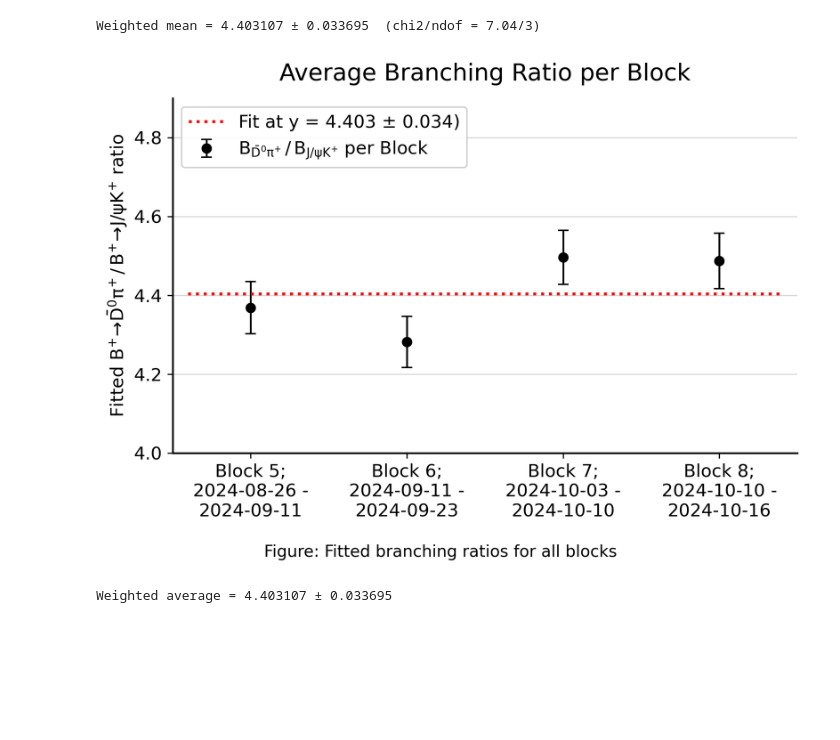
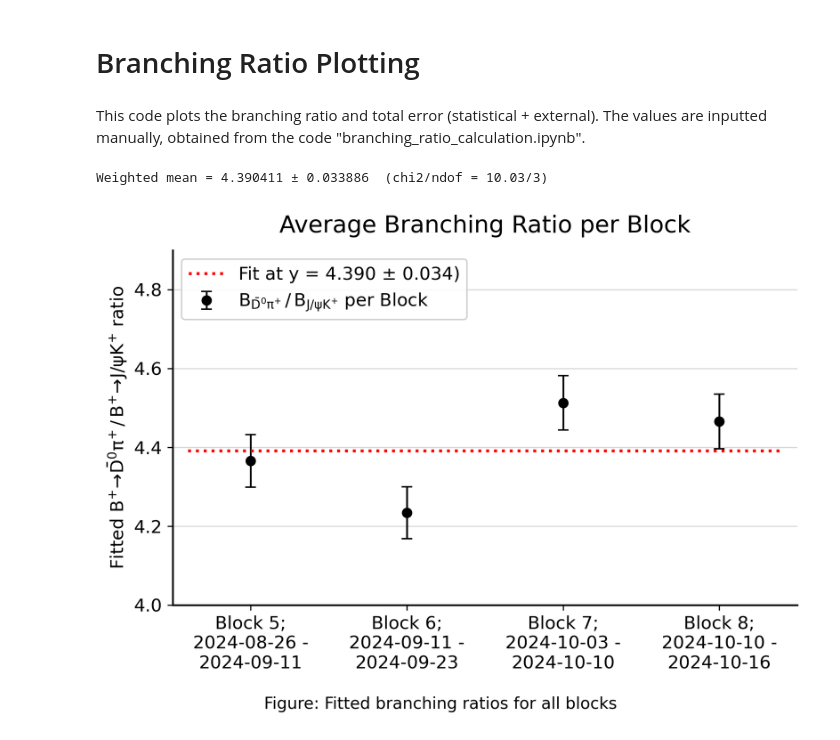
Before and after one commit to yasinghasmi/Bplus_TimeStability_LHCb, a Jupyter notebook: branching_ratio_block_plotting.ipynb, the cells around one changed output. Drawn from its saved outputs; the diff is of its cells as text; code cells hidden in the pictures; blank space fills up the shorter version.

```diff
--- a/branching_ratio_block_plotting.ipynb
+++ b/branching_ratio_block_plotting.ipynb
@@ -1,42 +1,46 @@
+# %% [markdown]
+# Branching Ratio Plotting
+# %% [markdown]
+This code plots the branching ratio and total error (statistical + external). The values are inputted manually, obtained from the code "branching_ratio_calculation.ipynb".
 # %%
-# ratio_plot.py
+
 import numpy as np
 import matplotlib.pyplot as plt
 
 def fit_constant(y, yerr):
-    """Weighted constant fit: returns (ybar, ybar_err, chi2, ndof)."""
+    """Do a weighted average assuming a constant fit.
+       Returns mean, error, chi2, ndof."""
     y = np.asarray(y, dtype=float)
     yerr = np.asarray(yerr, dtype=float)
     w = 1.0 / (yerr**2)
     ybar = np.sum(w * y) / np.sum(w)
     ybar_err = np.sqrt(1.0 / np.sum(w))
-    # chi2 for constant hypothesis
+    # chi2 test for the constant null hypothesis
     chi2 = np.sum(((y - ybar) / yerr) ** 2)
     ndof = len(y) - 1
     return ybar, ybar_err, chi2, ndof
 
 def plot_block_ratios(
-    blocks,               # e.g. ["Block 5;\n2024-08-26 -\n2024-09-11", ...]
+    blocks,               # list of block labels
     ratios,               # central values per block
-    ratio_errs,           # 1σ uncertainties per block
+    ratio_errs,           # corresponding 1σ errors
     *,
     title=r"Average $N_{\bar{D}^{0}\pi^{+}} \,/\, N_{J/\psi K^{+}}$ per block",
     ylabel=r"Fitted $B^{+}\!\to\!\bar{D}^{0}\pi^{+}\,/\,B^{+}\!\to\!J/\psi K^{+}$ ratio",
-    ylimits=(3.5, 4.5),   # change to taste
+    ylimits=(3.5, 4.5),   # y-axis range
     caption="Figure: Fitted yield ratios for all blocks, not corrected for efficiency",
     figwidth=7.2, figheight=5.0,
-    outfile=None          # e.g. "ratios_blocks.png"
+    outfile=None          # optional: write plot to file, set to OFF
 ):
     blocks = list(blocks)
     ratios = np.asarray(ratios, dtype=float)
     ratio_errs = np.asarray(ratio_errs, dtype=float)
 
-    # --- constant fit
+    # constant fit across all blocks
     ybar, ybar_err, chi2, ndof = fit_constant(ratios, ratio_errs)
-    #fit_label = f"Fit at y = {ybar:.3f} ± {ybar_err:.3f}   (χ²/ndof = {chi2:.2f}/{ndof})"
     fit_label = f"Fit at y = {ybar:.3f} ± {ybar_err:.3f})"
 
-    # --- figure style
+    # basic style settings
     plt.rcParams.update({
         "figure.dpi": 300,
         "savefig.dpi": 300,
@@ -51,21 +55,21 @@ def plot_block_ratios(
 
     fig, ax = plt.subplots(figsize=(figwidth, figheight))
 
-    # x positions
+    # x positions for the blocks
     x = np.arange(len(blocks))
 
-    # errorbar points (black dots with vertical error bars)
+    # data points with error bars
     ax.errorbar(
         x, ratios, yerr=ratio_errs,
         fmt="o", color="black", ecolor="black", elinewidth=1.2,
         capsize=3.5, markersize=6, label=r"$B_{\bar{D}^{0}\pi^{+}} \,/\, B_{J/\psi K^{+}}$ per Block"
     )
 
-    # horizontal fitted line across full width
+    # horizontal line showing the constant fit
     ax.hlines(ybar, x.min()-0.4, x.max()+0.4, colors="red", linestyles="dotted", linewidth=2.0,
               label=fit_label)
 
-    # axes cosmetics
+    # axis ranges
     ax.set_xlim(-0.5, len(blocks)-0.5)
     if ylimits is not None:
         ax.set_ylim(*ylimits)
@@ -73,74 +77,57 @@ def plot_block_ratios(
     ax.set_title(title, pad=12, fontsize=16)
     ax.set_ylabel(ylabel)
 
-    # tick labels as multi-line block labels (keep the line breaks you pass in)
+    # x-axis tick labels (can include line breaks)
     ax.set_xticks(x, blocks)
 
-    # light horizontal gridlines
+    # grid only on y
     ax.yaxis.grid(True)
     ax.xaxis.grid(False)
 
-    # clean spines
+    # remove top/right borders
     for spine in ("top", "right"):
         ax.spines[spine].set_visible(False)
 
-    # legend (white box with slight alpha)
+    # legend with semi-transparent background
     leg = ax.legend(loc="upper left", frameon=True)
     leg.get_frame().set_alpha(0.9)
 
-    # caption under the plot
+    # caption below the figure
     fig.text(0.5, 0.01, caption, ha="center", va="bottom", fontsize=11)
 
     fig.tight_layout(rect=(0.04, 0.05, 0.99, 0.98))
 
     if outfile:
         fig.savefig(outfile, bbox_inches="tight")
     return fig, ax, (ybar, ybar_err, chi2, ndof)
 
 
-# ---------- Example usage ----------
+# Running the functino with our input values
 if __name__ == "__main__":
     blocks = [
         "Block 5;\n2024-08-26 -\n2024-09-11",
         "Block 6;\n2024-09-11 -\n2024-09-23",
         "Block 7;\n2024-10-03 -\n2024-10-10",
         "Block 8;\n2024-10-10 -\n2024-10-16",
     ]
-    ratios =    [4.368490772261887, 4.281841876451816, 4.496149822974217, 4.487390537272466]   # replace with your values
-    ratio_errs = [0.06604804315120395, 0.06488151161676337, 0.06882261680135787, 0.07020909838431845]  # …and your 1σ errors
+
+    # INPUT VALUES
+    ratios =    [4.365835524758542, 4.233966881889545, 4.51290114225437, 4.465345219414248]
+    ratio_errs = [0.06661310652, 0.06620322986, 0.0691058306, 0.06934405474]
 
     title = r"Average Branching Ratio per Block"
     caption = "Figure: Fitted branching ratios for all blocks"
-    ylimits = (4, 4.9)  # tweak y-scale here
+    ylimits = (4, 4.9)
 
     fig, ax, fit = plot_block_ratios(
         blocks, ratios, ratio_errs,
         title=title,
         caption=caption,
         ylimits=ylimits,
         outfile="block_ratios.png",
     )
     print(f"Weighted mean = {fit[0]:.6f} ± {fit[1]:.6f}  (chi2/ndof = {fit[2]:.2f}/{fit[3]})")
     plt.show()
 # %% [output]
-Weighted mean = 4.403107 ± 0.033695  (chi2/ndof = 7.04/3)
+Weighted mean = 4.390411 ± 0.033886  (chi2/ndof = 10.03/3)
-[figure, old version]
+[figure, new version]
-# %%
-import numpy as np
-
-def weighted_average(values, errors):
-    values = np.array(values, dtype=float)
-    errors = np.array(errors, dtype=float)
-    weights = 1 / errors**2
-    avg = np.sum(weights * values) / np.sum(weights)
-    avg_err = np.sqrt(1 / np.sum(weights))
-    return avg, avg_err
-
-# Your values
-ratios =    [4.368490772261887, 4.281841876451816, 4.496149822974217, 4.487390537272466]
-ratio_errs = [0.06604804315120395, 0.06488151161676337, 0.06882261680135787, 0.07020909838431845]
-
-avg, avg_err = weighted_average(ratios, ratio_errs)
-print(f"Weighted average = {avg:.6f} ± {avg_err:.6f}")
-# %% [output]
-Weighted average = 4.403107 ± 0.033695
```
Also changed, not shown: parts of 1 cell of this notebook, 1 other file.
